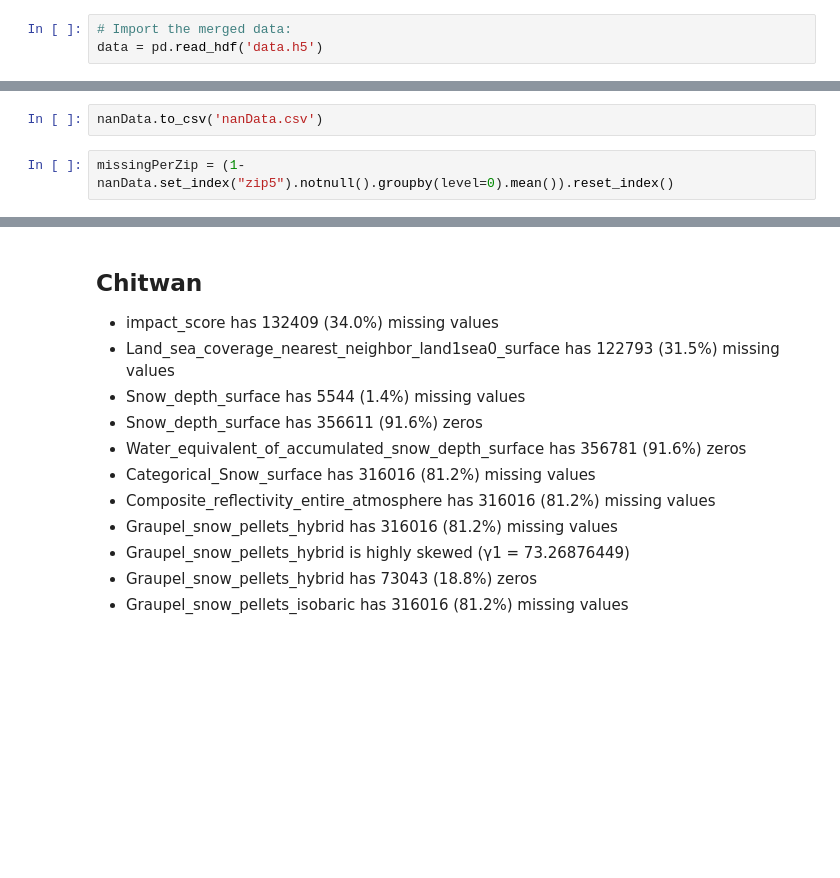
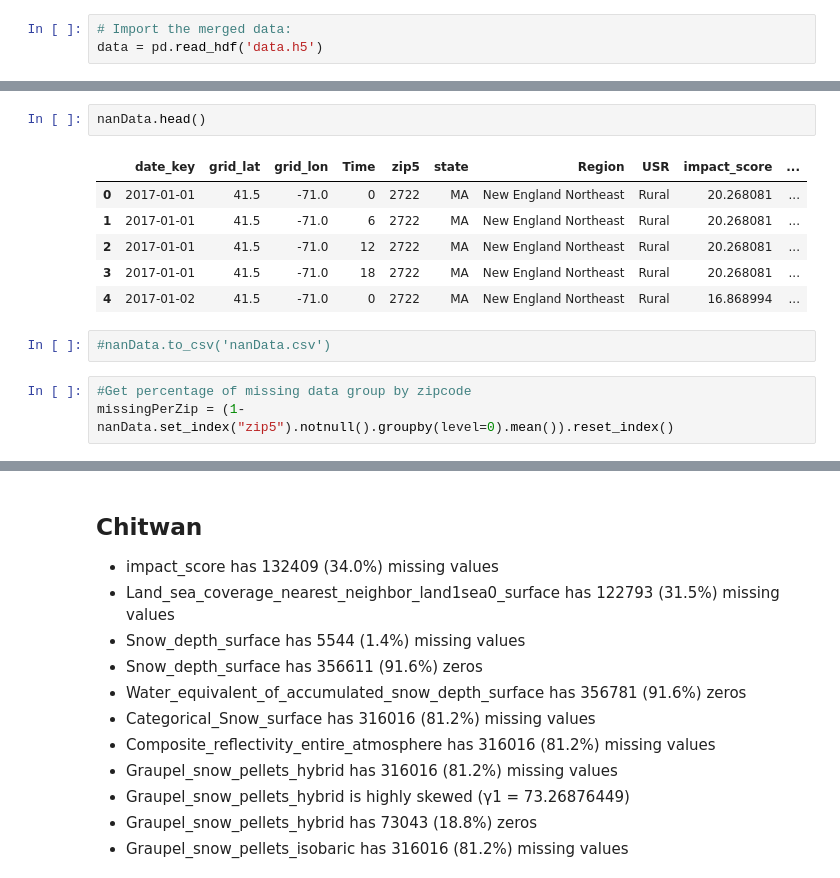
Before and after one commit to chitwankaudan/whetherweather, a Jupyter notebook: outlier_analysis.ipynb, the cells around one changed output, grey strips where cells are left out. Drawn from its saved outputs; the diff is of its cells as text; blank space fills up the shorter version.

```diff
--- a/outlier_analysis.ipynb
+++ b/outlier_analysis.ipynb
@@ -112,4 +155,14 @@ nanData.head()
+# %%
+nanData.head()
+# %% [output]
+|  | date_key | grid_lat | grid_lon | Time | zip5 | state | Region | USR | impact_score | ... |
+| 0 | 2017-01-01 | 41.5 | -71.0 | 0 | 2722 | MA | New England Northeast | Rural | 20.268081 | ... |
+| 1 | 2017-01-01 | 41.5 | -71.0 | 6 | 2722 | MA | New England Northeast | Rural | 20.268081 | ... |
+| 2 | 2017-01-01 | 41.5 | -71.0 | 12 | 2722 | MA | New England Northeast | Rural | 20.268081 | ... |
+| 3 | 2017-01-01 | 41.5 | -71.0 | 18 | 2722 | MA | New England Northeast | Rural | 20.268081 | ... |
+| 4 | 2017-01-02 | 41.5 | -71.0 | 0 | 2722 | MA | New England Northeast | Rural | 16.868994 | ... |
 # %%
-nanData.to_csv('nanData.csv')
+#nanData.to_csv('nanData.csv')
 # %%
+#Get percentage of missing data group by zipcode
 missingPerZip = (1-nanData.set_index("zip5").notnull().groupby(level=0).mean()).reset_index()
```
Also changed, not shown: parts of 11 cells of this notebook.
